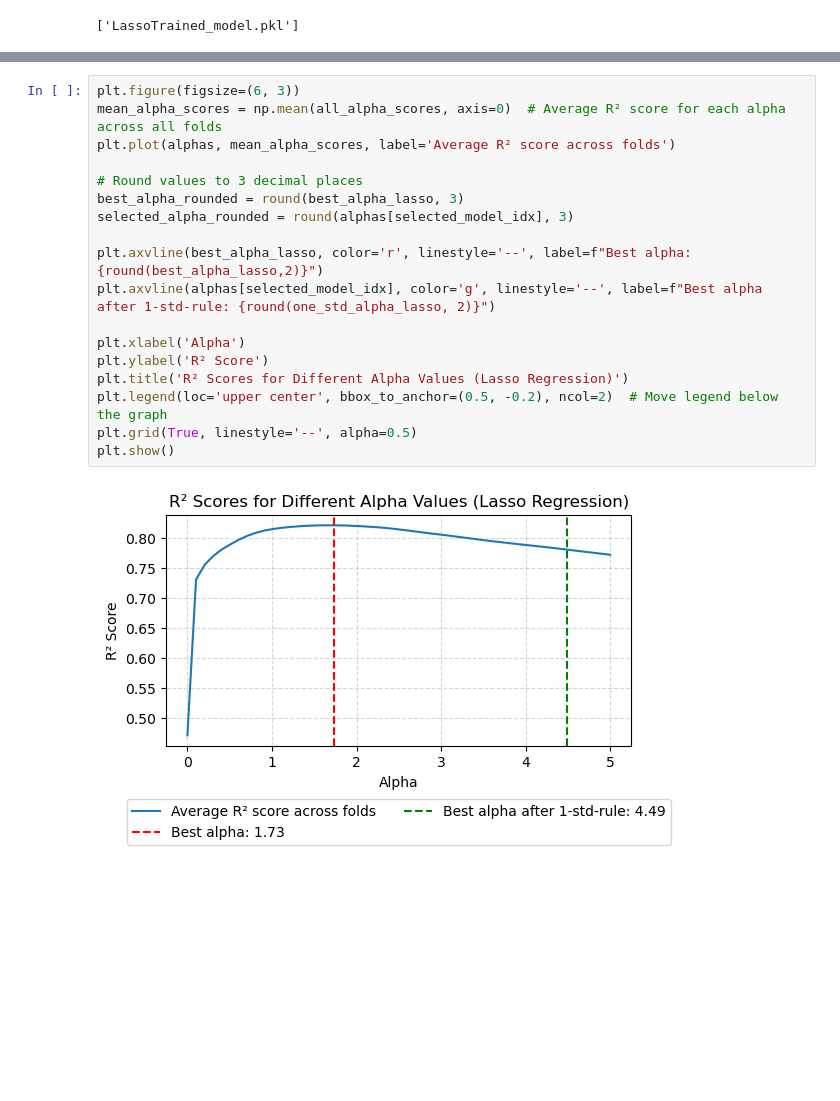
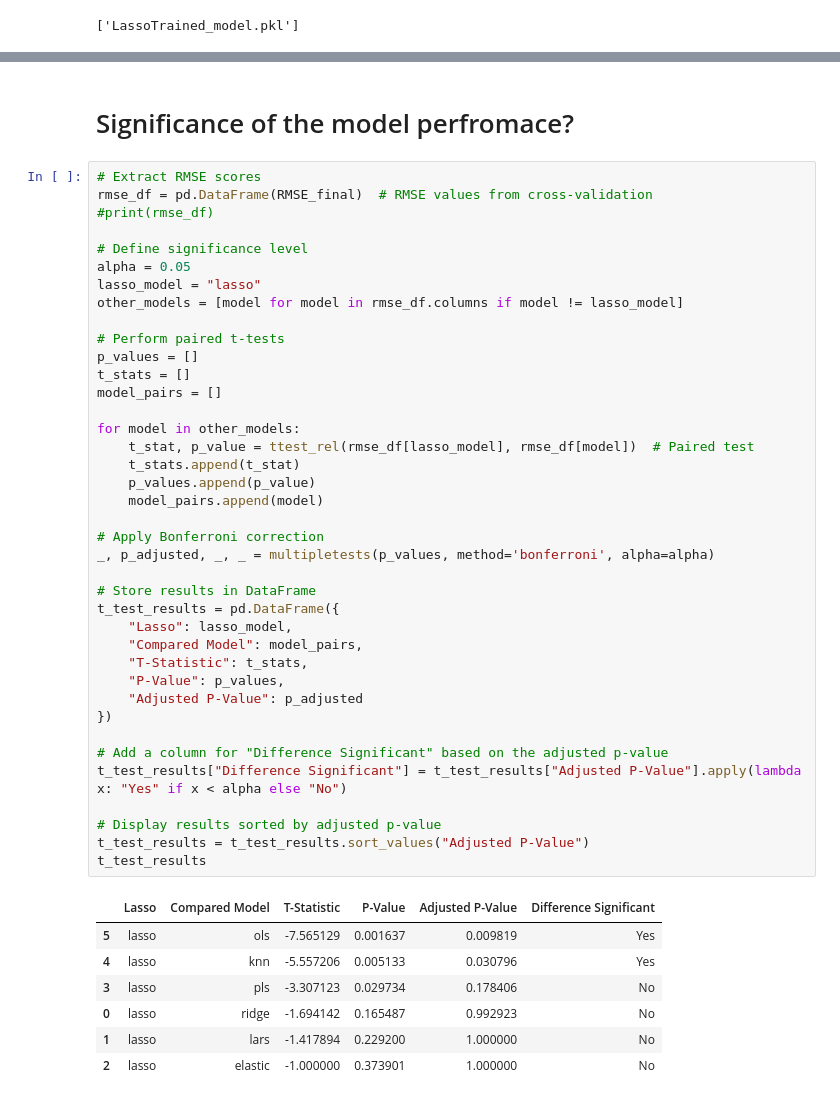
Before and after one commit to saulianskaitee/case1_CDA, a Jupyter notebook: 3_2levelCV.ipynb, the cells around one changed output, grey strips where cells are left out. Cells and saved outputs as stored; diff of their text form; blank space fills up the shorter version.

```diff
--- a/3_2levelCV.ipynb
+++ b/3_2levelCV.ipynb
@@ -580,20 +544,49 @@ print("Final estimated RMSE score (mean over outer folds) - Lasso 1std model:",
-# %%
-plt.figure(figsize=(6, 3))
-mean_alpha_scores = np.mean(all_alpha_scores, axis=0)  # Average R² score for each alpha across all folds
-plt.plot(alphas, mean_alpha_scores, label='Average R² score across folds')
-
-# Round values to 3 decimal places
-best_alpha_rounded = round(best_alpha_lasso, 3)
-selected_alpha_rounded = round(alphas[selected_model_idx], 3)
-
-plt.axvline(best_alpha_lasso, color='r', linestyle='--', label=f"Best alpha: {round(best_alpha_lasso,2)}")
-plt.axvline(alphas[selected_model_idx], color='g', linestyle='--', label=f"Best alpha after 1-std-rule: {round(one_std_alpha_lasso, 2)}")
-
-plt.xlabel('Alpha')
-plt.ylabel('R² Score')
-plt.title('R² Scores for Different Alpha Values (Lasso Regression)')
-plt.legend(loc='upper center', bbox_to_anchor=(0.5, -0.2), ncol=2)  # Move legend below the graph
-plt.grid(True, linestyle='--', alpha=0.5)
-plt.show()
-# %% [output]
-[figure, removed]
+# %% [markdown]
+# Significance of the model perfromace?
+# %%
+# Extract RMSE scores
+rmse_df = pd.DataFrame(RMSE_final)  # RMSE values from cross-validation
+#print(rmse_df)
+
+# Define significance level
+alpha = 0.05
+lasso_model = "lasso"
+other_models = [model for model in rmse_df.columns if model != lasso_model]
+
+# Perform paired t-tests
+p_values = []
+t_stats = []
+model_pairs = []
+
+for model in other_models:
+    t_stat, p_value = ttest_rel(rmse_df[lasso_model], rmse_df[model])  # Paired test
+    t_stats.append(t_stat)
+    p_values.append(p_value)
+    model_pairs.append(model)
+
+# Apply Bonferroni correction
+_, p_adjusted, _, _ = multipletests(p_values, method='bonferroni', alpha=alpha)
+
+# Store results in DataFrame
+t_test_results = pd.DataFrame({
+    "Lasso": lasso_model,
+    "Compared Model": model_pairs,
+    "T-Statistic": t_stats,
+    "P-Value": p_values,
+    "Adjusted P-Value": p_adjusted
+})
+
+# Add a column for "Difference Significant" based on the adjusted p-value
+t_test_results["Difference Significant"] = t_test_results["Adjusted P-Value"].apply(lambda x: "Yes" if x < alpha else "No")
+
+# Display results sorted by adjusted p-value
+t_test_results = t_test_results.sort_values("Adjusted P-Value")
+t_test_results
+# %% [output]
+|  | Lasso | Compared Model | T-Statistic | P-Value | Adjusted P-Value | Difference Significant |
+| 5 | lasso | ols | -7.565129 | 0.001637 | 0.009819 | Yes |
+| 4 | lasso | knn | -5.557206 | 0.005133 | 0.030796 | Yes |
+| 3 | lasso | pls | -3.307123 | 0.029734 | 0.178406 | No |
+| 0 | lasso | ridge | -1.694142 | 0.165487 | 0.992923 | No |
+| 1 | lasso | lars | -1.417894 | 0.229200 | 1.000000 | No |
+| 2 | lasso | elastic | -1.000000 | 0.373901 | 1.000000 | No |
```
Also changed, not shown: parts of 17 cells of this notebook.
